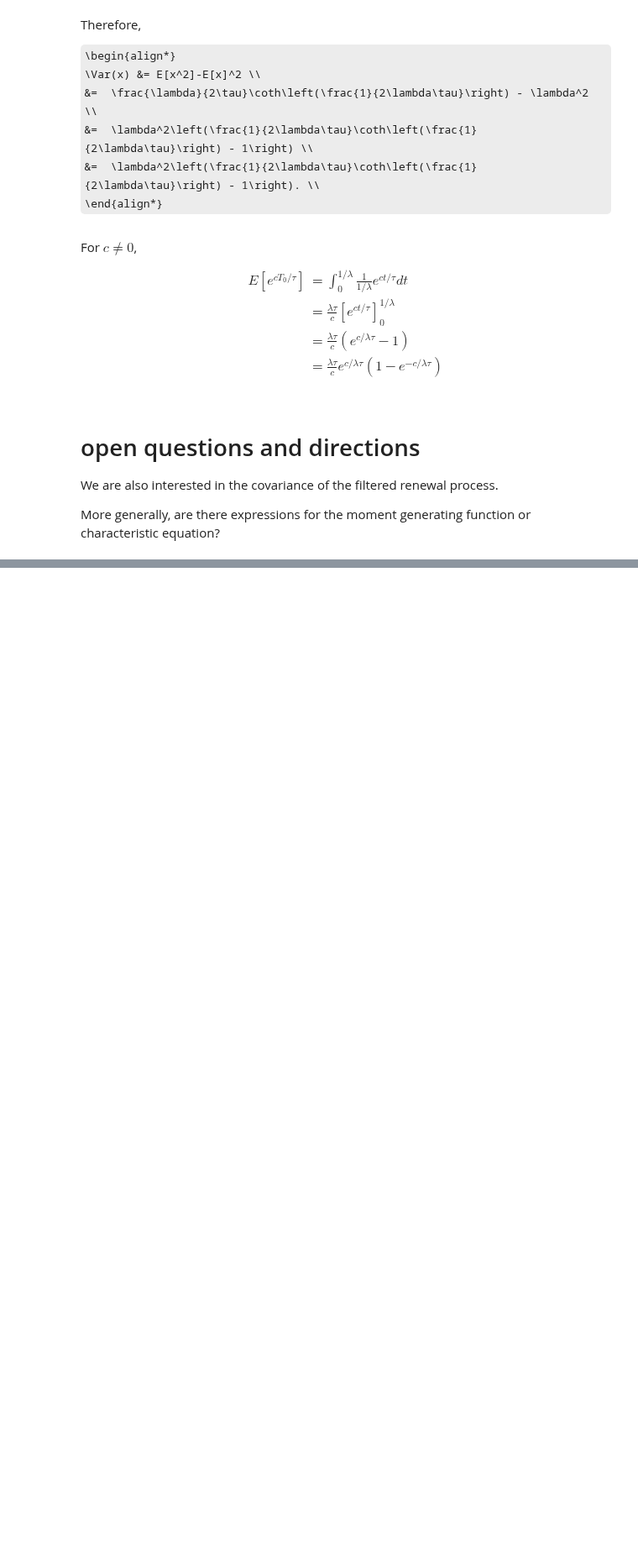
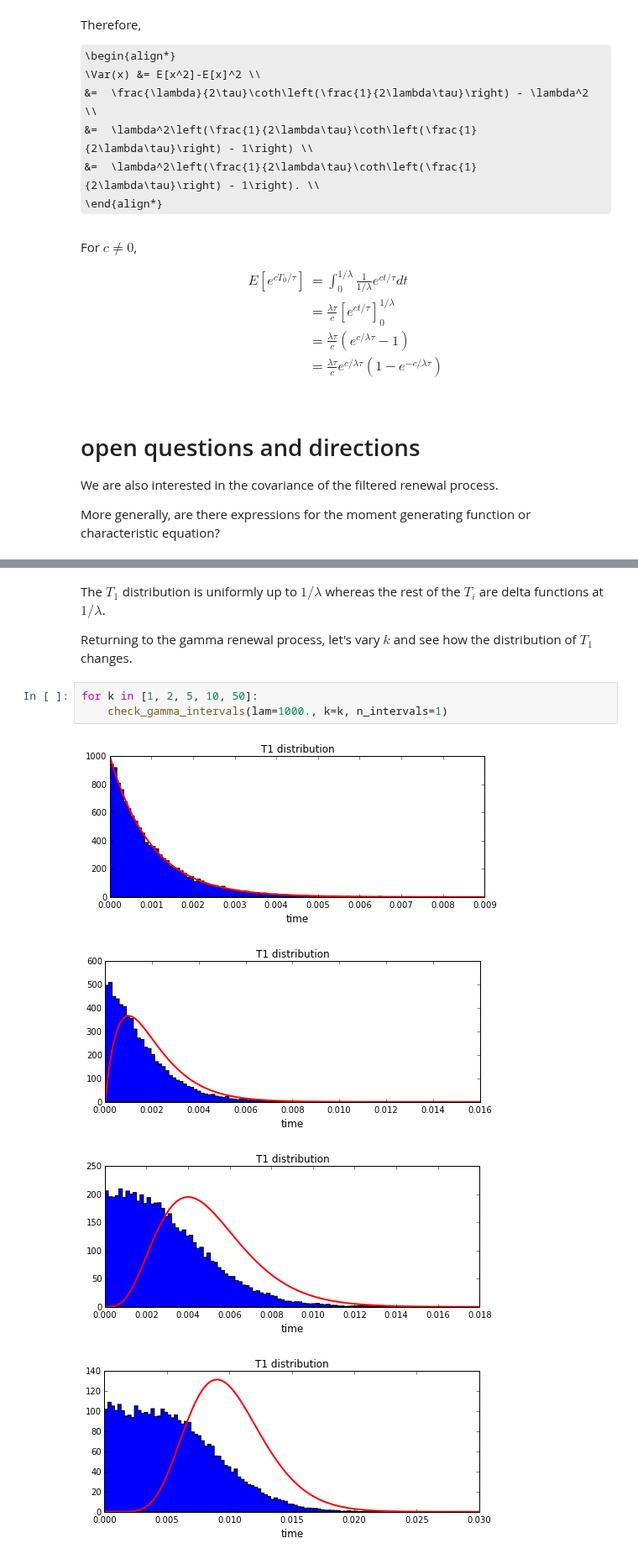
Before and after one commit to samfok/notebooks, a Jupyter notebook: theory/campbell_theorem.ipynb, the cells around one changed output, grey strips where cells are left out. Shown at 84% size. Drawn from its saved outputs; the diff is of its cells as text; some formulas as TeX source; blank space fills up the shorter version.

```diff
--- a/theory/campbell_theorem.ipynb
+++ b/theory/campbell_theorem.ipynb
@@ -325,0 +512,12 @@ More generally, are there expressions for the moment generating function or char
+# %% [markdown]
+The $T_1$ distribution is uniformly up to $1/\lambda$ whereas the rest of the $T_i$ are delta functions at $1/\lambda$.
+
+Returning to the gamma renewal process, let's vary $k$ and see how the distribution of $T_1$ changes.
+# %%
+for k in [1, 2, 5, 10, 50]:
+    check_gamma_intervals(lam=1000., k=k, n_intervals=1)
+# %% [output]
+[figure, added]
+[figure, added]
+[figure, added]
+[figure, added]
```
Also changed, not shown: parts of 25 cells of this notebook, 2 other files.
